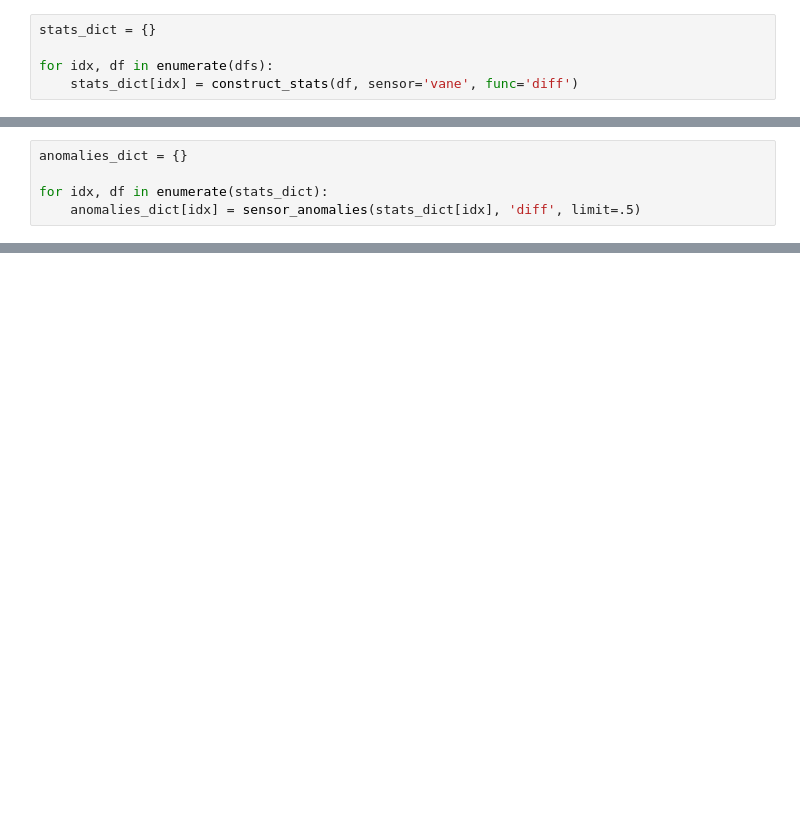
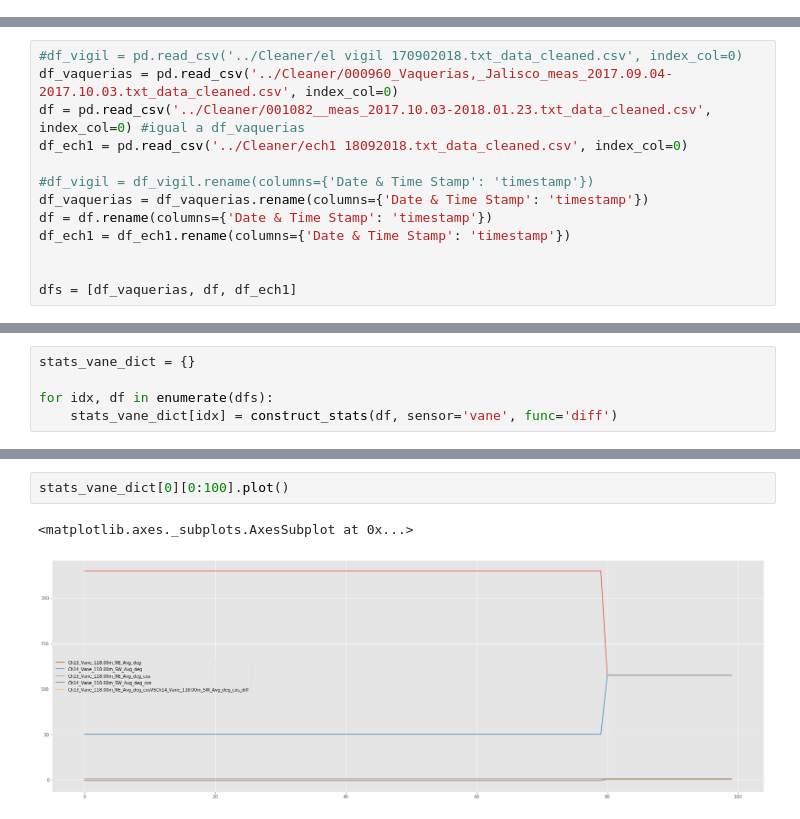
Before and after one commit to mariolarochelle/AERO, a Jupyter notebook: Working/Franco/Analysis/sensor_analysis.ipynb, the cells around one changed output, grey strips where cells are left out. Cells and saved outputs as stored; diff of their text form; blank space fills up the shorter version.

```diff
--- a/Working/Franco/Analysis/sensor_analysis.ipynb
+++ b/Working/Franco/Analysis/sensor_analysis.ipynb
@@ -114,5 +0,0 @@ def sensor_anomalies(df, func='correlation', limit=10):
-# %%
-stats_dict = {}
-
-for idx, df in enumerate(dfs):
-    stats_dict[idx] = construct_stats(df, sensor='vane', func='diff')
@@ -122,5 +0,0 @@ Las columnas del set de datos no especifican si el sensor es un vane, se toma po
-# %%
-anomalies_dict = {}
-
-for idx, df in enumerate(stats_dict):
-    anomalies_dict[idx] = sensor_anomalies(stats_dict[idx], 'diff', limit=.5)
@@ -201,0 +24,13 @@ stats_dict[3][14100:14900].plot()
+# %%
+#df_vigil = pd.read_csv('../Cleaner/el vigil 170902018.txt_data_cleaned.csv', index_col=0)
+df_vaquerias = pd.read_csv('../Cleaner/000960_Vaquerias,_Jalisco_meas_2017.09.04-2017.10.03.txt_data_cleaned.csv', index_col=0)
+df = pd.read_csv('../Cleaner/001082__meas_2017.10.03-2018.01.23.txt_data_cleaned.csv', index_col=0) #igual a df_vaquerias
+df_ech1 = pd.read_csv('../Cleaner/ech1 18092018.txt_data_cleaned.csv', index_col=0)
+
+#df_vigil = df_vigil.rename(columns={'Date & Time Stamp': 'timestamp'})
+df_vaquerias = df_vaquerias.rename(columns={'Date & Time Stamp': 'timestamp'})
+df = df.rename(columns={'Date & Time Stamp': 'timestamp'})
+df_ech1 = df_ech1.rename(columns={'Date & Time Stamp': 'timestamp'})
+
+
+dfs = [df_vaquerias, df, df_ech1]
@@ -201,0 +131,5 @@ stats_dict[3][14100:14900].plot()
+# %%
+stats_vane_dict = {}
+
+for idx, df in enumerate(dfs):
+    stats_vane_dict[idx] = construct_stats(df, sensor='vane', func='diff')
@@ -201,0 +164,5 @@ stats_dict[3][14100:14900].plot()
+# %%
+stats_vane_dict[0][0:100].plot()
+# %% [output]
+<matplotlib.axes._subplots.AxesSubplot at 0x...>
+[figure, added]
```
Also changed, not shown: parts of 50 cells of this notebook, 1 other file.
